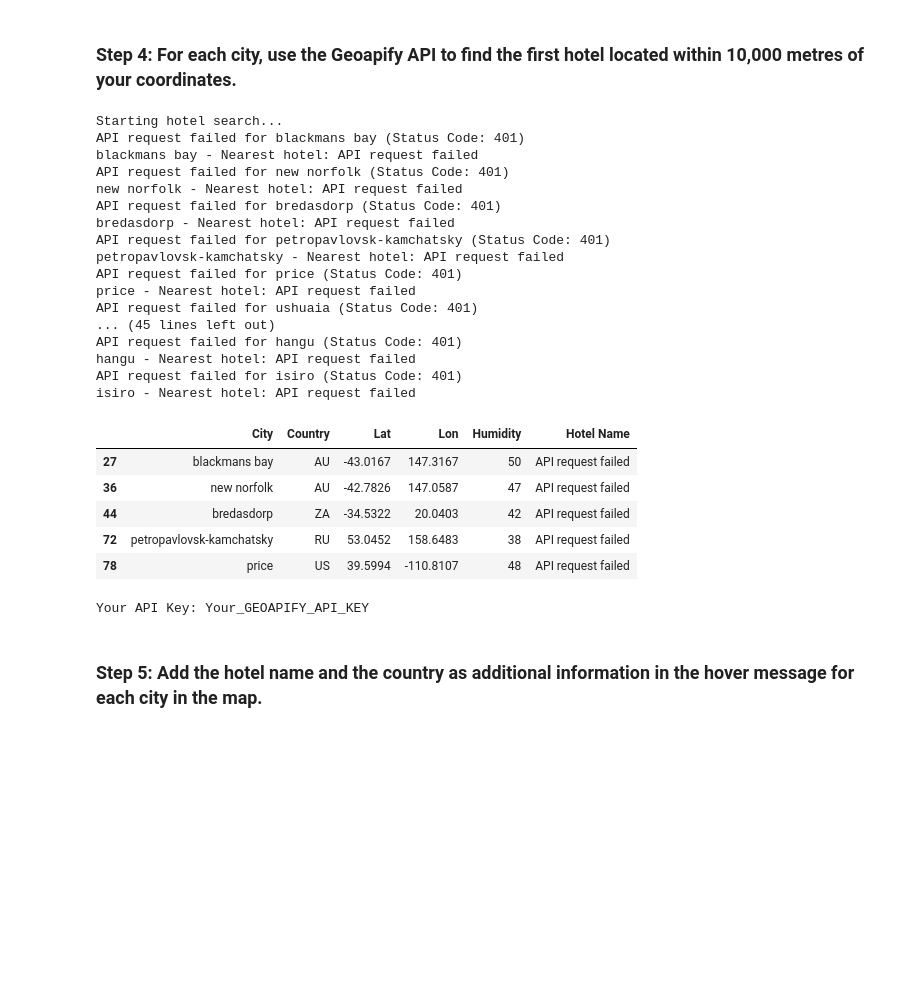
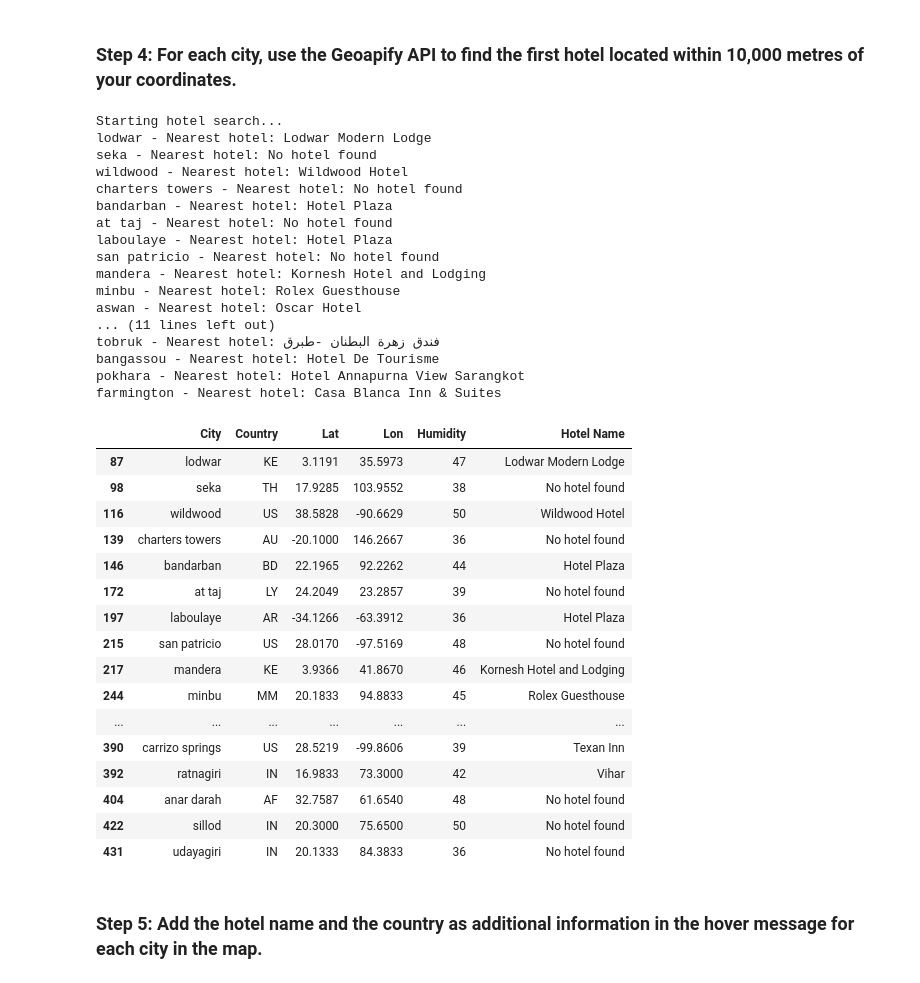
Before and after one commit to dbrindle6/python_api_challenge, a Jupyter notebook: WeatherPy/VacationPy.ipynb, the cells around one changed output. Drawn from its saved outputs; the diff is of its cells as text; code cells hidden in the pictures; blank space fills up the shorter version.

```diff
--- a/WeatherPy/VacationPy.ipynb
+++ b/WeatherPy/VacationPy.ipynb
@@ -132,7 +137,7 @@ base_url = "https://api.geoapify.com/v2/places"
 params = {
     "categories": "accommodation.hotel",  # Look for hotels
     "limit": 1,  # Get only the nearest hotel
-    "apiKey": "Your_GEOAPIFY_API_KEY"  # Replace with your actual API key
+    "apiKey": "4f18c85a92df4dc6ad15fef9258ac7c9"  # Replace with your actual API key
 }
 
 # Print a message to follow up on the hotel search
@@ -147,58 +152,65 @@ for index, row in hotel_df.iterrows():
     query_params = params.copy()
     query_params["filter"] = f"circle:{lon},{lat},{radius}"
     query_params["bias"] = f"proximity:{lon},{lat}"
 
     # Make an API request using the query_params dictionary
     response = requests.get(base_url, params=query_params)
 
     # Check if the request was successful
     if response.status_code == 200:
         # Convert the API response to JSON format
         name_address = response.json()
 
         # Grab the first hotel from the results and store the name in the hotel_df DataFrame
         try:
             hotel_name = name_address["features"][0]["properties"]["name"]
             hotel_df.loc[index, "Hotel Name"] = hotel_name  # Assign correctly
         except (KeyError, IndexError):
             # If no hotel is found, set the hotel name as "No hotel found".
             hotel_df.loc[index, "Hotel Name"] = "No hotel found"
     else:
         print(f"API request failed for {row['City']} (Status Code: {response.status_code})")
         hotel_df.loc[index, "Hotel Name"] = "API request failed"
 
     # Log the search results
     print(f"{hotel_df.loc[index, 'City']} - Nearest hotel: {hotel_df.loc[index, 'Hotel Name']}")
 
 # Display sample data
-hotel_df.head()
+hotel_df.head(20)
 # %% [output]
 Starting hotel search...
-API request failed for blackmans bay (Status Code: 401)
-blackmans bay - Nearest hotel: API request failed
-API request failed for new norfolk (Status Code: 401)
-new norfolk - Nearest hotel: API request failed
-API request failed for bredasdorp (Status Code: 401)
-bredasdorp - Nearest hotel: API request failed
-API request failed for petropavlovsk-kamchatsky (Status Code: 401)
-petropavlovsk-kamchatsky - Nearest hotel: API request failed
-API request failed for price (Status Code: 401)
-price - Nearest hotel: API request failed
-API request failed for ushuaia (Status Code: 401)
-... (45 lines left out)
-API request failed for hangu (Status Code: 401)
-hangu - Nearest hotel: API request failed
-API request failed for isiro (Status Code: 401)
-isiro - Nearest hotel: API request failed
+lodwar - Nearest hotel: Lodwar Modern Lodge
+seka - Nearest hotel: No hotel found
+wildwood - Nearest hotel: Wildwood Hotel
+charters towers - Nearest hotel: No hotel found
+bandarban - Nearest hotel: Hotel Plaza
+at taj - Nearest hotel: No hotel found
+laboulaye - Nearest hotel: Hotel Plaza
+san patricio - Nearest hotel: No hotel found
+mandera - Nearest hotel: Kornesh Hotel and Lodging
+minbu - Nearest hotel: Rolex Guesthouse
+aswan - Nearest hotel: Oscar Hotel
+... (11 lines left out)
+tobruk - Nearest hotel: فندق زهرة البطنان -طبرق
+bangassou - Nearest hotel: Hotel De Tourisme
+pokhara - Nearest hotel: Hotel Annapurna View Sarangkot
+farmington - Nearest hotel: Casa Blanca Inn & Suites
 |  | City | Country | Lat | Lon | Humidity | Hotel Name |
-| 27 | blackmans bay | AU | -43.0167 | 147.3167 | 50 | API request failed |
-| 36 | new norfolk | AU | -42.7826 | 147.0587 | 47 | API request failed |
-| 44 | bredasdorp | ZA | -34.5322 | 20.0403 | 42 | API request failed |
-| 72 | petropavlovsk-kamchatsky | RU | 53.0452 | 158.6483 | 38 | API request failed |
-| 78 | price | US | 39.5994 | -110.8107 | 48 | API request failed |
+| 87 | lodwar | KE | 3.1191 | 35.5973 | 47 | Lodwar Modern Lodge |
+| 98 | seka | TH | 17.9285 | 103.9552 | 38 | No hotel found |
+| 116 | wildwood | US | 38.5828 | -90.6629 | 50 | Wildwood Hotel |
+| 139 | charters towers | AU | -20.1000 | 146.2667 | 36 | No hotel found |
+| 146 | bandarban | BD | 22.1965 | 92.2262 | 44 | Hotel Plaza |
+| 172 | at taj | LY | 24.2049 | 23.2857 | 39 | No hotel found |
+| 197 | laboulaye | AR | -34.1266 | -63.3912 | 36 | Hotel Plaza |
+| 215 | san patricio | US | 28.0170 | -97.5169 | 48 | No hotel found |
+| 217 | mandera | KE | 3.9366 | 41.8670 | 46 | Kornesh Hotel and Lodging |
+| 244 | minbu | MM | 20.1833 | 94.8833 | 45 | Rolex Guesthouse |
+| ... | ... | ... | ... | ... | ... | ... |
+| 390 | carrizo springs | US | 28.5219 | -99.8606 | 39 | Texan Inn |
+| 392 | ratnagiri | IN | 16.9833 | 73.3000 | 42 | Vihar |
+| 404 | anar darah | AF | 32.7587 | 61.6540 | 48 | No hotel found |
+| 422 | sillod | IN | 20.3000 | 75.6500 | 50 | No hotel found |
+| 431 | udayagiri | IN | 20.1333 | 84.3833 | 36 | No hotel found |
-# %%
-print("Your API Key:", params["apiKey"])
-# %% [output]
-Your API Key: Your_GEOAPIFY_API_KEY
 # %% [markdown]
 ### Step 5: Add the hotel name and the country as additional information in the hover message for each city in the map.
```
Also changed, not shown: parts of 7 cells of this notebook, 6 other files.
